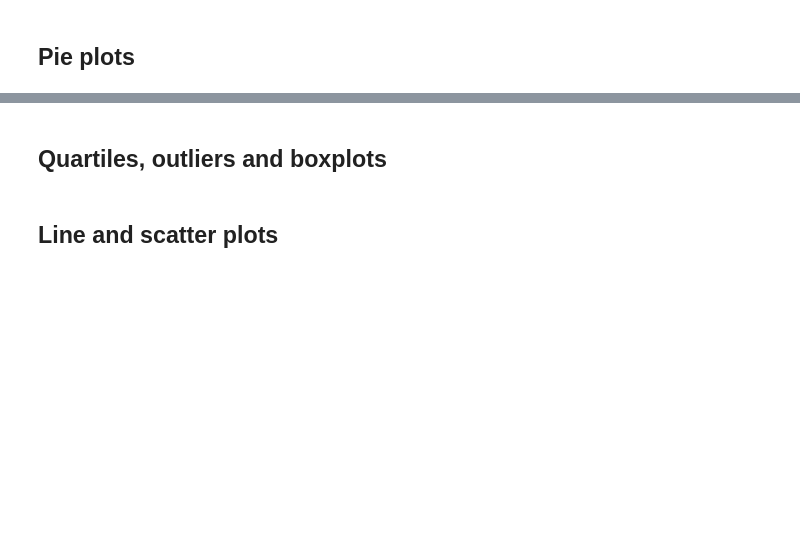
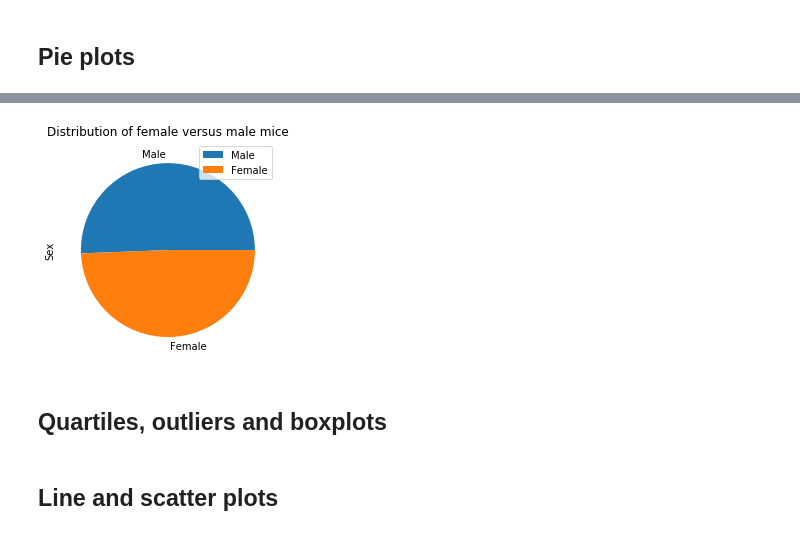
Before and after one commit to cckuqui/Matplotlib-challenge, a Jupyter notebook: pymaceuticals_starter.ipynb, the cells around one changed output, grey strips where cells are left out. Saved outputs shown, nothing was run; the diff lists cells and outputs as text; code cells hidden in the pictures; blank space fills up the shorter version.

```diff
--- a/pymaceuticals_starter.ipynb
+++ b/pymaceuticals_starter.ipynb
@@ -73,5 +100,12 @@ summary_table
 # %%
 # Generate a pie plot showing the distribution of female versus male mice using pyplot
+plt.pie(mouse_sex, labels=['Male','Female'],)
+plt.legend(['Male','Female'])
+plt.title('Distribution of female versus male mice')
+plt.ylabel('Sex')
+plt.show()
+# %% [output]
+[figure, added]
 # %% [markdown]
 ## Quartiles, outliers and boxplots
 # %%
```
Also changed, not shown: parts of 4 cells of this notebook.
